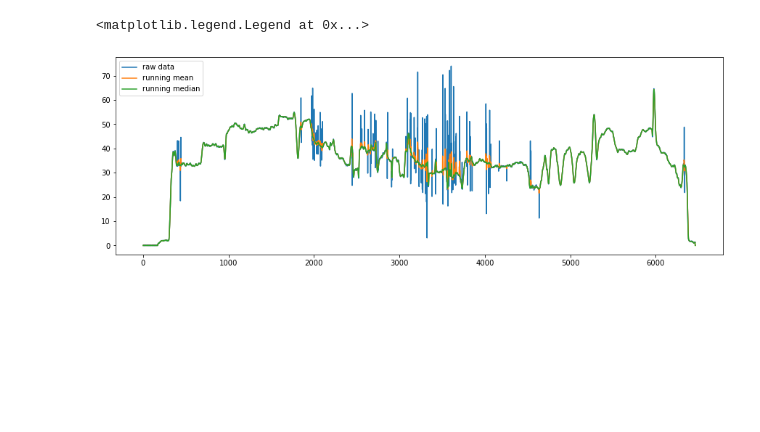
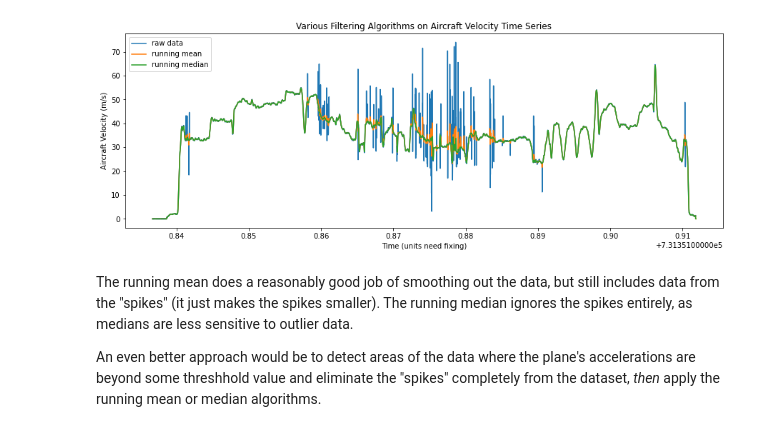
Before and after one commit to AndrewLoeppky/eosc211_students, a Jupyter notebook: e211_python_2021/wk06/lab_wk6/lab_wk6.ipynb, the cells around one changed output. Cells and saved outputs as stored; diff of their text form; code cells hidden in the pictures; blank space fills up the shorter version.

```diff
--- a/e211_python_2021/wk06/lab_wk6/lab_wk6.ipynb
+++ b/e211_python_2021/wk06/lab_wk6/lab_wk6.ipynb
@@ -73,11 +54,0 @@ from matplotlib import pyplot as plt
-# %%
-# load data
-
-# aircraft velocity time series
-vel = e211.load_aircraft("aircraft_gps.mat")
-
-
-# sand heads temperature time series
-temp, time = e211.load_temps("sand_heads.mat")
-
-time
@@ -88,6 +102,5 @@ TypeError: Input type must be str
 # %%
 # andrew's soln
-# running mean and median
 
 winlen = 7  # L from equation 3
 window_ind = int((winlen - 1) / 2)  # equation 4
@@ -95,22 +108,40 @@ window_ind = int((winlen - 1) / 2)  # equation 4
 # discuss this vs the np.append() approach
 z = np.zeros_like(vel)
 zm = np.zeros_like(vel)
+# y = np.zeros_like(vel)
+# ym = np.zeros_like(vel)
 
 # the crux here is remembering that range(a,b) and/or [a:b] are INCLUSIVE of a and EXCLUSIVE of b
 # not recoginizing this will give you the wrong answer
-for i in range(window_ind, len(vel) - window_ind):
+for i in range(
+    window_ind, len(vel) - window_ind):  # deal with the edges by ignoring them
+    # mean
     for k in range(i - window_ind, i + window_ind + 1):
         z[i] += vel[k] / winlen  # eqn 2
 
-    z[i] = np.mean(vel[i - window_ind : i + window_ind + 1])  # the vectorized version
-    zm[i] = np.median(vel[i - window_ind : i + window_ind + 1])
+    # median
+    window = list(vel[i - window_ind : i + window_ind + 1])
+    while len(window) > 1:
+        window.remove(max(window))
+        window.remove(min(window))
+    zm[i] = window[0]
+
+    # the numpy functions do it faster -- more on this in later labs
+    # y[i] = np.mean(vel[i - window_ind : i + window_ind + 1])
+    # ym[i] = np.median(vel[i - window_ind : i + window_ind + 1])
 # %%
 # output comparing the raw data and two smoothing techniques
 fig, ax = plt.subplots(figsize=(15,5))
-ax.plot(vel, label="raw data")
-ax.plot(z, label="running mean")
-ax.plot(zm, label="running median")
-ax.legend()
+ax.plot(fly_time, vel, label="raw data")
+ax.plot(fly_time, z, label="running mean")
+ax.plot(fly_time, zm, label="running median")
+ax.set_xlabel("Time (units need fixing)")
+ax.set_ylabel("Aircraft Velocity (m/s)")
+ax.set_title("Various Filtering Algorithms on Aircraft Velocity Time Series")
+ax.legend();
 # %% [output]
-<matplotlib.legend.Legend at 0x...>
-[figure, old version]
+[figure, new version]
+# %% [markdown]
+The running mean does a reasonably good job of smoothing out the data, but still includes data from the "spikes" (it just makes the spikes smaller). The running median ignores the spikes entirely, as medians are less sensitive to outlier data.
+
+An even better approach would be to detect areas of the data where the plane's accelerations are beyond some threshhold value and eliminate the "spikes" completely from the dataset, *then* apply the running mean or median algorithms.
```
Also changed, not shown: parts of 11 cells of this notebook, 2 other files.
